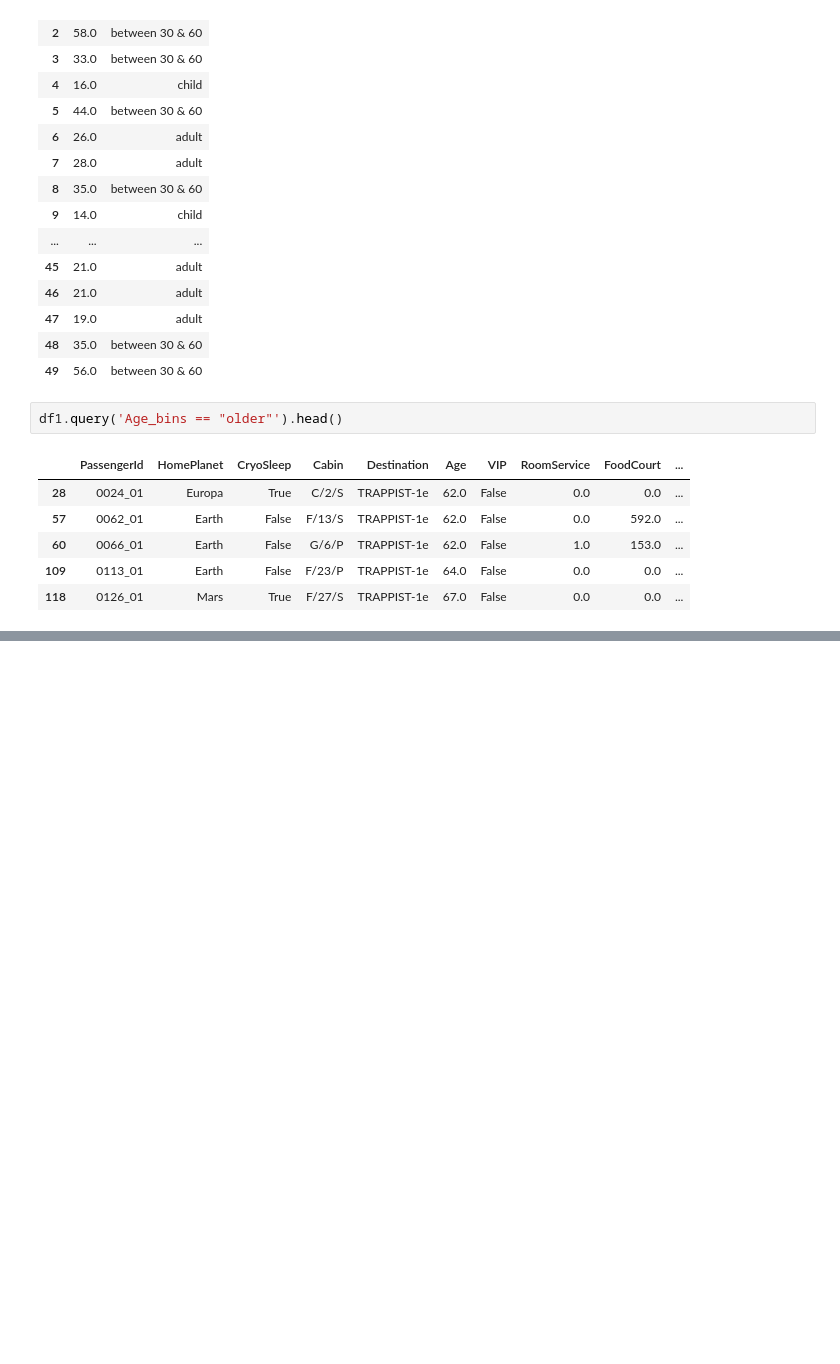
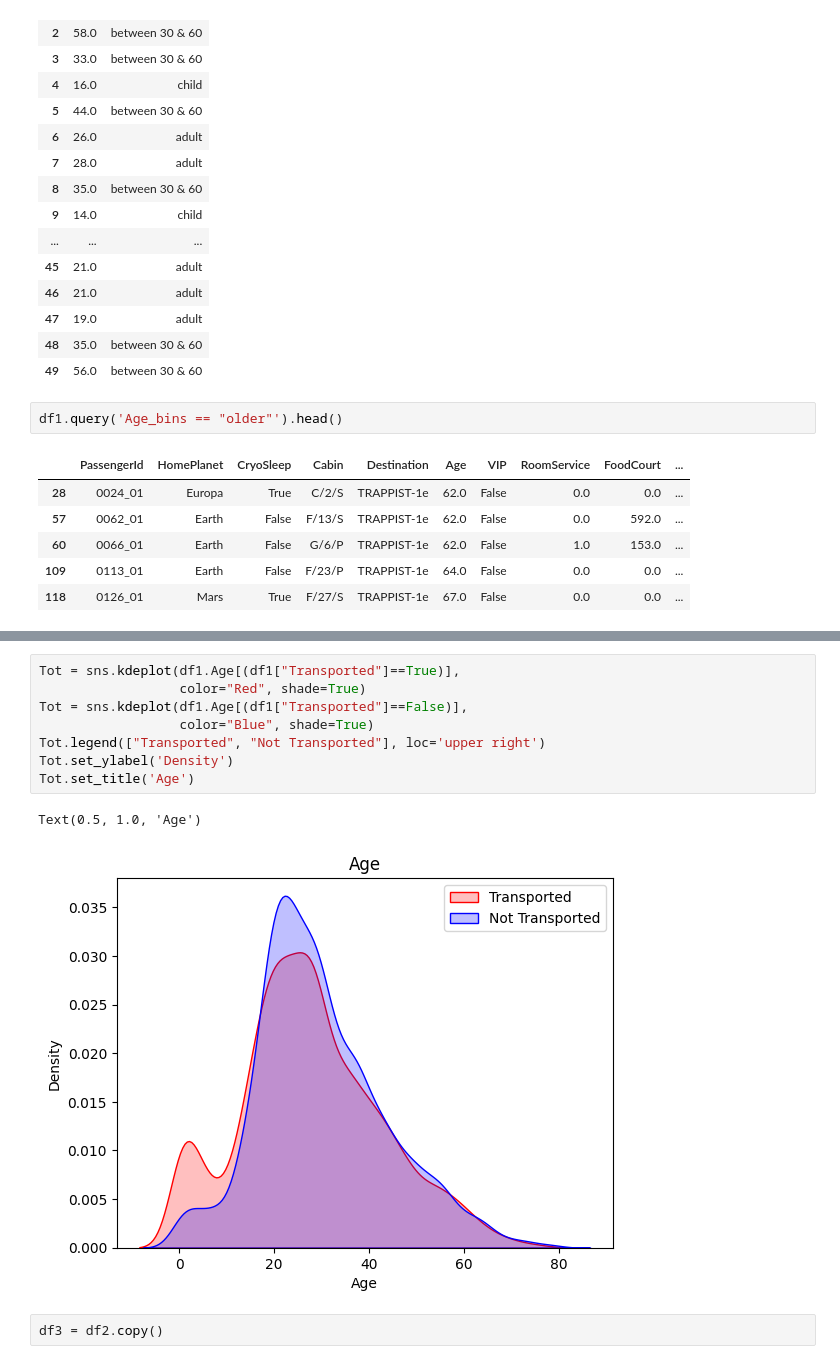
Before and after one commit to Arjitm26/Spaceship-Titanic, a Jupyter notebook: spaceship-survival.ipynb, the cells around one changed output, grey strips where cells are left out. Saved outputs shown, nothing was run; the diff lists cells and outputs as text; blank space fills up the shorter version.

```diff
--- a/spaceship-survival.ipynb
+++ b/spaceship-survival.ipynb
@@ -306,0 +369,13 @@ plt.show()
+# %%
+Tot = sns.kdeplot(df1.Age[(df1["Transported"]==True)],
+                  color="Red", shade=True)
+Tot = sns.kdeplot(df1.Age[(df1["Transported"]==False)],
+                  color="Blue", shade=True)
+Tot.legend(["Transported", "Not Transported"], loc='upper right')
+Tot.set_ylabel('Density')
+Tot.set_title('Age')
+# %% [output]
+Text(0.5, 1.0, 'Age')
+[figure, added]
+# %%
+df3 = df2.copy()
```
Also changed, not shown: parts of 68 cells of this notebook.
